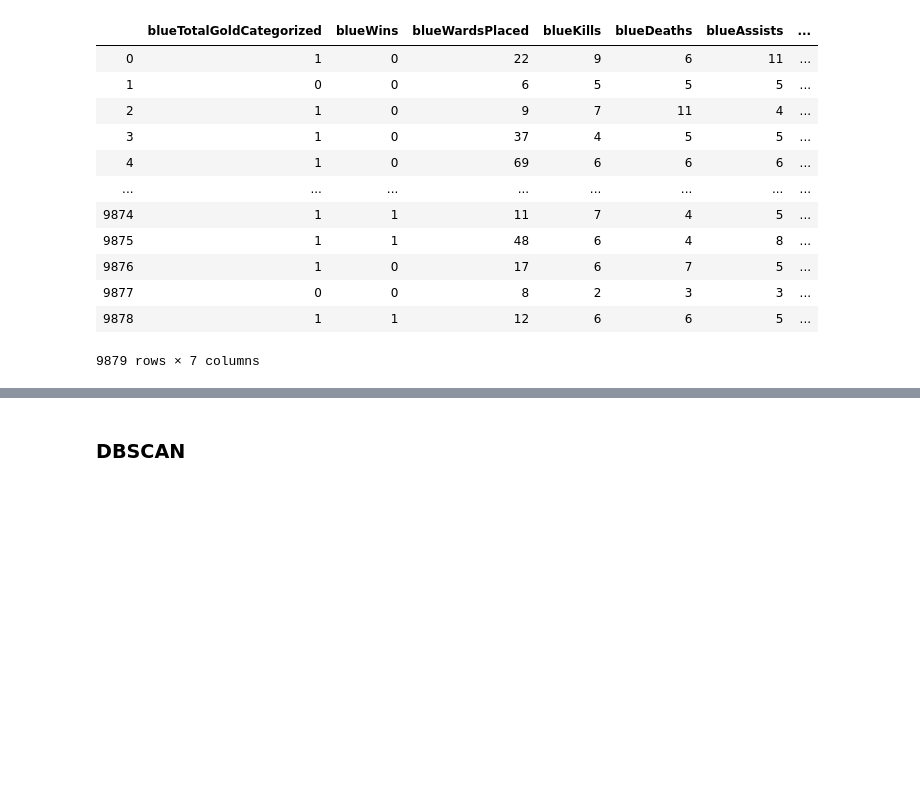
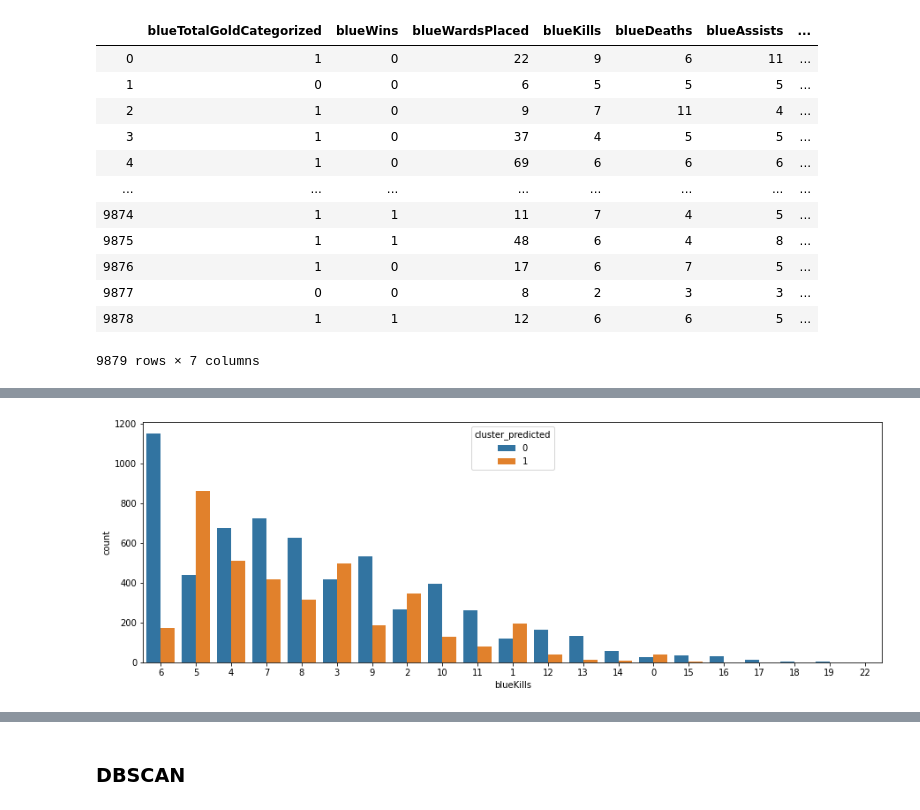
Before and after one commit to srokowskip/sad, a Jupyter notebook: high_diamond_ranked.ipynb, the cells around one changed output, grey strips where cells are left out. Saved outputs shown, nothing was run; the diff lists cells and outputs as text; code cells hidden in the pictures; blank space fills up the shorter version.

```diff
--- a/high_diamond_ranked.ipynb
+++ b/high_diamond_ranked.ipynb
@@ -582,0 +630,6 @@ centers
+# %%
+plt.subplots(figsize = (15,5))
+sns.countplot(x=combinedDf['blueKills'],order=combinedDf['blueKills'].value_counts().index,hue=combinedDf['cluster_predicted'])
+plt.show()
+# %% [output]
+[figure, added]
```
Also changed, not shown: parts of 10 cells of this notebook.
